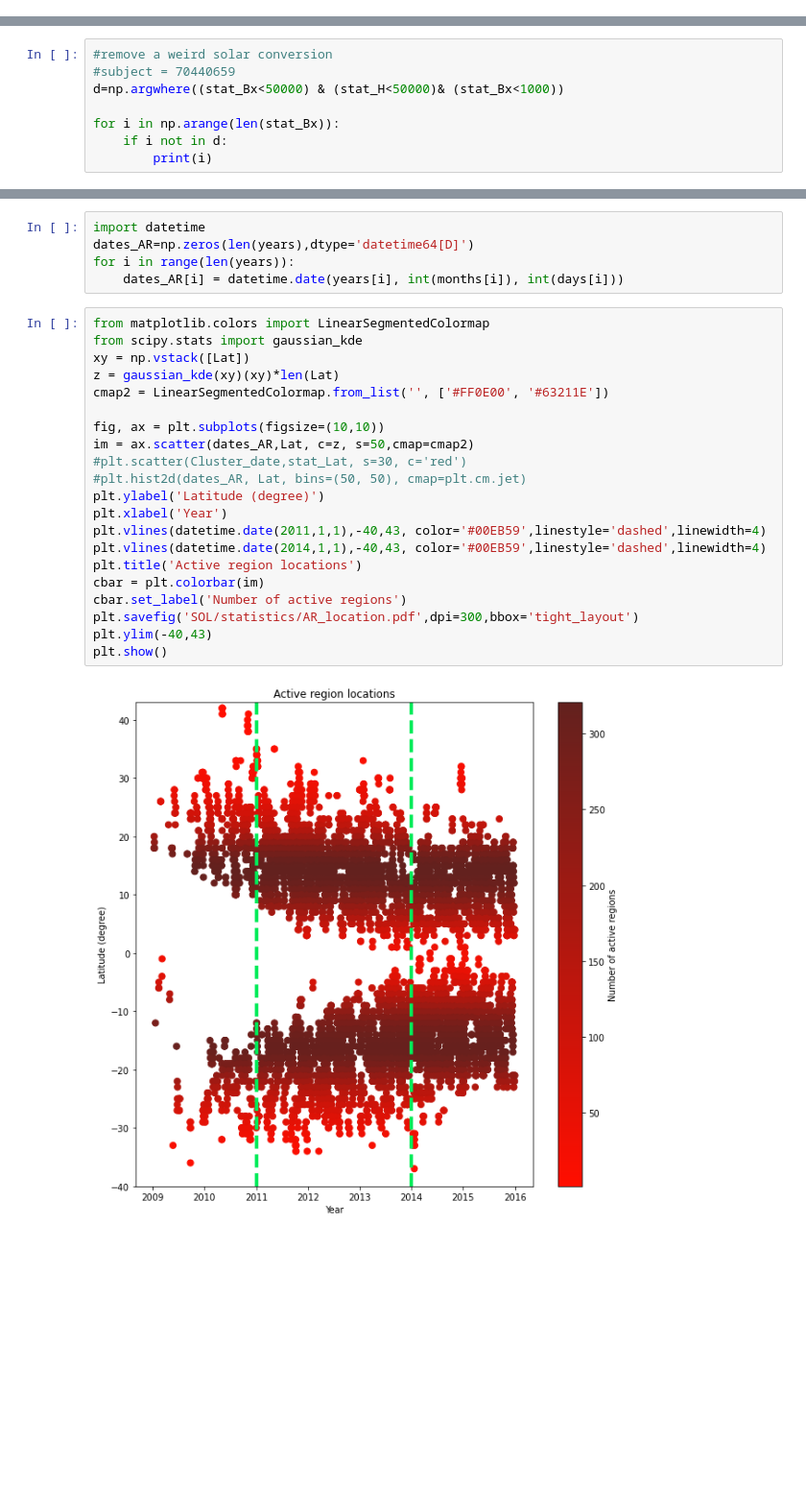
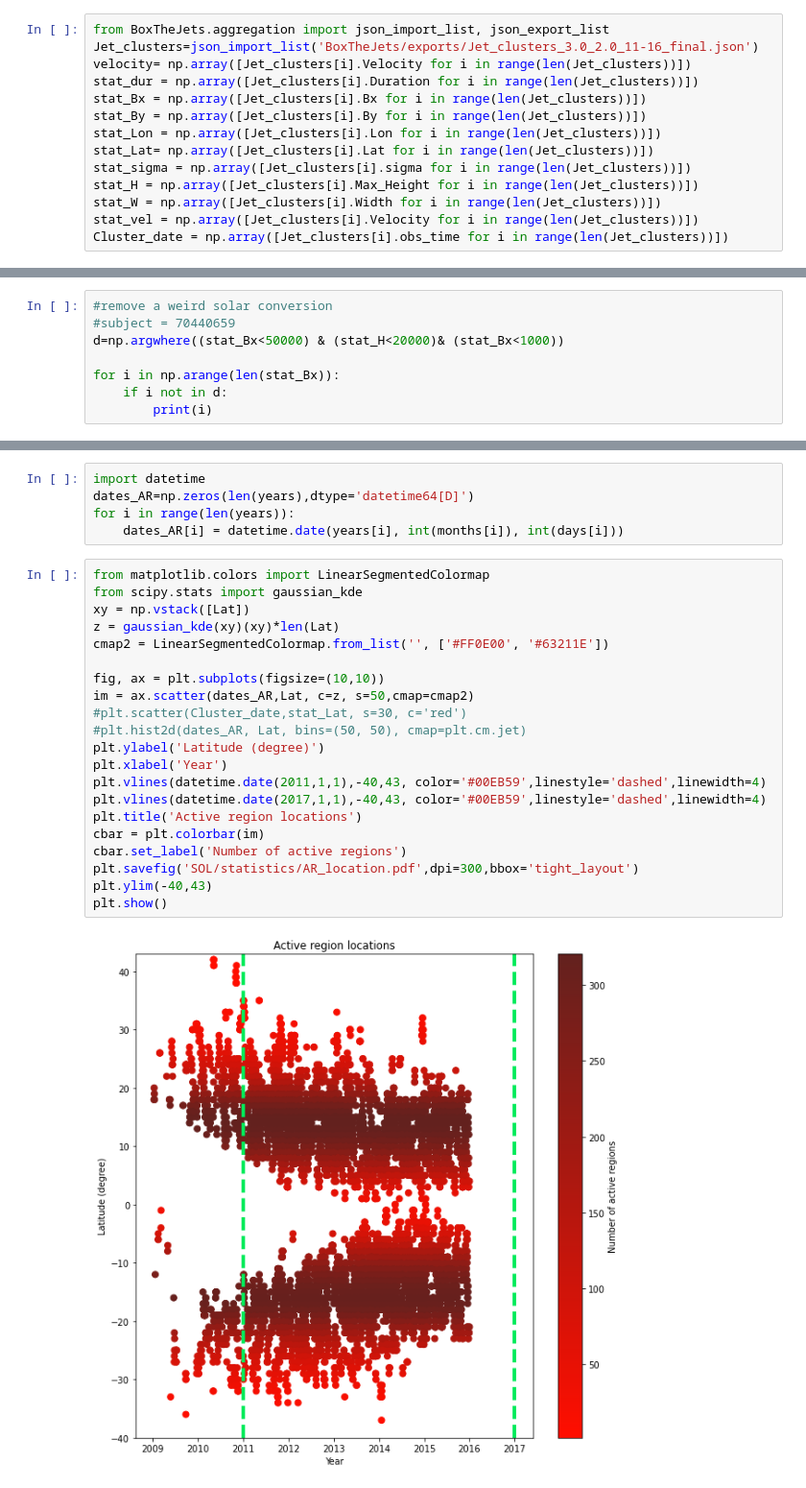
Before and after one commit to Palomajol/SolarJets-1, a Jupyter notebook: Jet_statistics.ipynb, the cells around one changed output, grey strips where cells are left out. Shown at 96% size. Drawn from its saved outputs; the diff is of its cells as text; blank space fills up the shorter version.

```diff
--- a/Jet_statistics.ipynb
+++ b/Jet_statistics.ipynb
@@ -115,0 +119,14 @@ array([  0,   1,   2,   3,   4,   5,   6,   7,   8,   9,  10,  11,  12,
+# %%
+from BoxTheJets.aggregation import json_import_list, json_export_list
+Jet_clusters=json_import_list('BoxTheJets/exports/Jet_clusters_3.0_2.0_11-16_final.json')
+velocity= np.array([Jet_clusters[i].Velocity for i in range(len(Jet_clusters))])
+stat_dur = np.array([Jet_clusters[i].Duration for i in range(len(Jet_clusters))])
+stat_Bx = np.array([Jet_clusters[i].Bx for i in range(len(Jet_clusters))])
+stat_By = np.array([Jet_clusters[i].By for i in range(len(Jet_clusters))])
+stat_Lon = np.array([Jet_clusters[i].Lon for i in range(len(Jet_clusters))])
+stat_Lat= np.array([Jet_clusters[i].Lat for i in range(len(Jet_clusters))])
+stat_sigma = np.array([Jet_clusters[i].sigma for i in range(len(Jet_clusters))])
+stat_H = np.array([Jet_clusters[i].Max_Height for i in range(len(Jet_clusters))])
+stat_W = np.array([Jet_clusters[i].Width for i in range(len(Jet_clusters))])
+stat_vel = np.array([Jet_clusters[i].Velocity for i in range(len(Jet_clusters))])
+Cluster_date = np.array([Jet_clusters[i].obs_time for i in range(len(Jet_clusters))])
@@ -116,7 +135,7 @@ array([  0,   1,   2,   3,   4,   5,   6,   7,   8,   9,  10,  11,  12,
 # %%
 #remove a weird solar conversion
 #subject = 70440659
-d=np.argwhere((stat_Bx<50000) & (stat_H<50000)& (stat_Bx<1000))
+d=np.argwhere((stat_Bx<50000) & (stat_H<20000)& (stat_Bx<1000))
 
 for i in np.arange(len(stat_Bx)):
     if i not in d:
@@ -286,24 +333,24 @@ for i in range(len(years)):
 # %%
 from matplotlib.colors import LinearSegmentedColormap
 from scipy.stats import gaussian_kde
 xy = np.vstack([Lat])
 z = gaussian_kde(xy)(xy)*len(Lat)
 cmap2 = LinearSegmentedColormap.from_list('', ['#FF0E00', '#63211E'])
 
 fig, ax = plt.subplots(figsize=(10,10))
 im = ax.scatter(dates_AR,Lat, c=z, s=50,cmap=cmap2)
 #plt.scatter(Cluster_date,stat_Lat, s=30, c='red')
 #plt.hist2d(dates_AR, Lat, bins=(50, 50), cmap=plt.cm.jet)
 plt.ylabel('Latitude (degree)')
 plt.xlabel('Year')
 plt.vlines(datetime.date(2011,1,1),-40,43, color='#00EB59',linestyle='dashed',linewidth=4)
-plt.vlines(datetime.date(2014,1,1),-40,43, color='#00EB59',linestyle='dashed',linewidth=4)
+plt.vlines(datetime.date(2017,1,1),-40,43, color='#00EB59',linestyle='dashed',linewidth=4)
 plt.title('Active region locations')
 cbar = plt.colorbar(im)
 cbar.set_label('Number of active regions')
 plt.savefig('SOL/statistics/AR_location.pdf',dpi=300,bbox='tight_layout')
 plt.ylim(-40,43)
 plt.show()
 # %% [output]
-[figure, old version]
+[figure, new version]
 # %%
```
Also changed, not shown: parts of 31 cells of this notebook, 9 other files.
